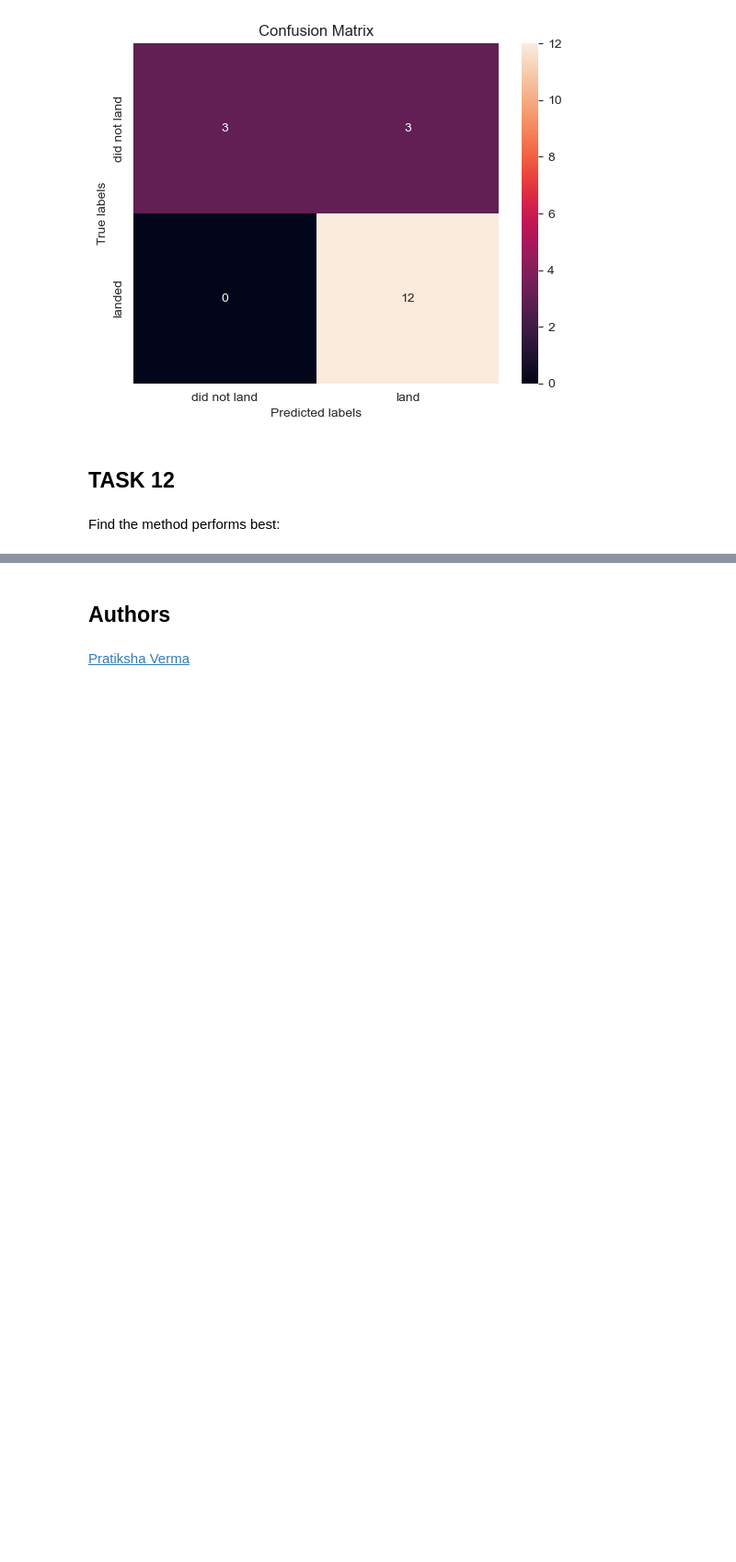
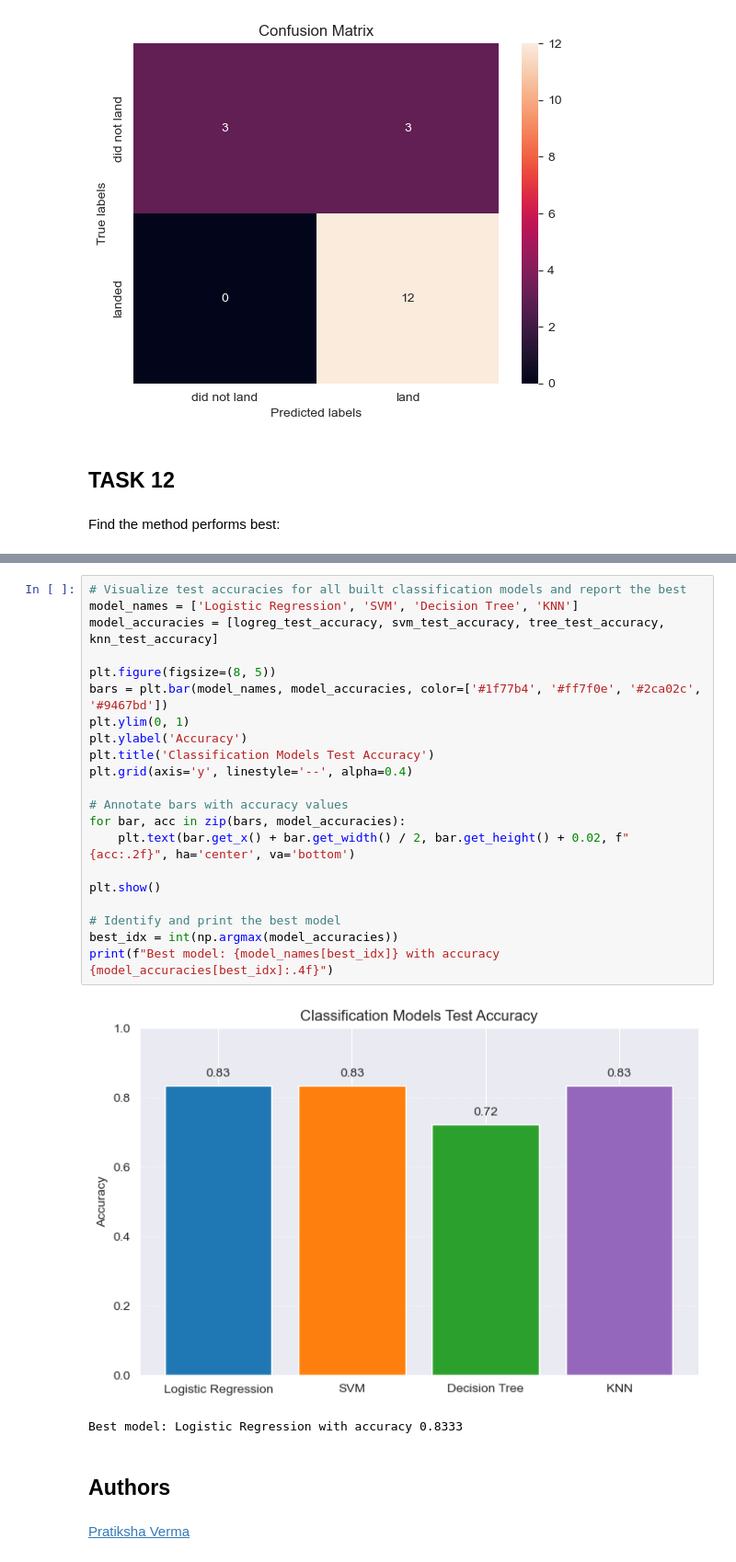
Before and after one commit to eyamrog/ibm_data_science, a Jupyter notebook: 10_Data_Science_Capstone_Machine_Learning_Prediction.ipynb, the cells around one changed output, grey strips where cells are left out. Shown: that part at 92% size. Saved outputs shown, nothing was run; the diff lists cells and outputs as text; blank space fills up the shorter version.

```diff
--- a/10_Data_Science_Capstone_Machine_Learning_Prediction.ipynb
+++ b/10_Data_Science_Capstone_Machine_Learning_Prediction.ipynb
@@ -379,4 +379,28 @@ best_model, accuracies[best_model], accuracies
   'KNN': 0.8333333333333334})
+# %%
+# Visualize test accuracies for all built classification models and report the best
+model_names = ['Logistic Regression', 'SVM', 'Decision Tree', 'KNN']
+model_accuracies = [logreg_test_accuracy, svm_test_accuracy, tree_test_accuracy, knn_test_accuracy]
+
+plt.figure(figsize=(8, 5))
+bars = plt.bar(model_names, model_accuracies, color=['#1f77b4', '#ff7f0e', '#2ca02c', '#9467bd'])
+plt.ylim(0, 1)
+plt.ylabel('Accuracy')
+plt.title('Classification Models Test Accuracy')
+plt.grid(axis='y', linestyle='--', alpha=0.4)
+
+# Annotate bars with accuracy values
+for bar, acc in zip(bars, model_accuracies):
+    plt.text(bar.get_x() + bar.get_width() / 2, bar.get_height() + 0.02, f"{acc:.2f}", ha='center', va='bottom')
+
+plt.show()
+
+# Identify and print the best model
+best_idx = int(np.argmax(model_accuracies))
+print(f"Best model: {model_names[best_idx]} with accuracy {model_accuracies[best_idx]:.4f}")
+# %% [output]
+[figure, added]
+Best model: Logistic Regression with accuracy 0.8333
 # %% [markdown]
 ## Authors
 # %% [markdown]
```
Also changed, not shown: parts of 7 cells of this notebook.
